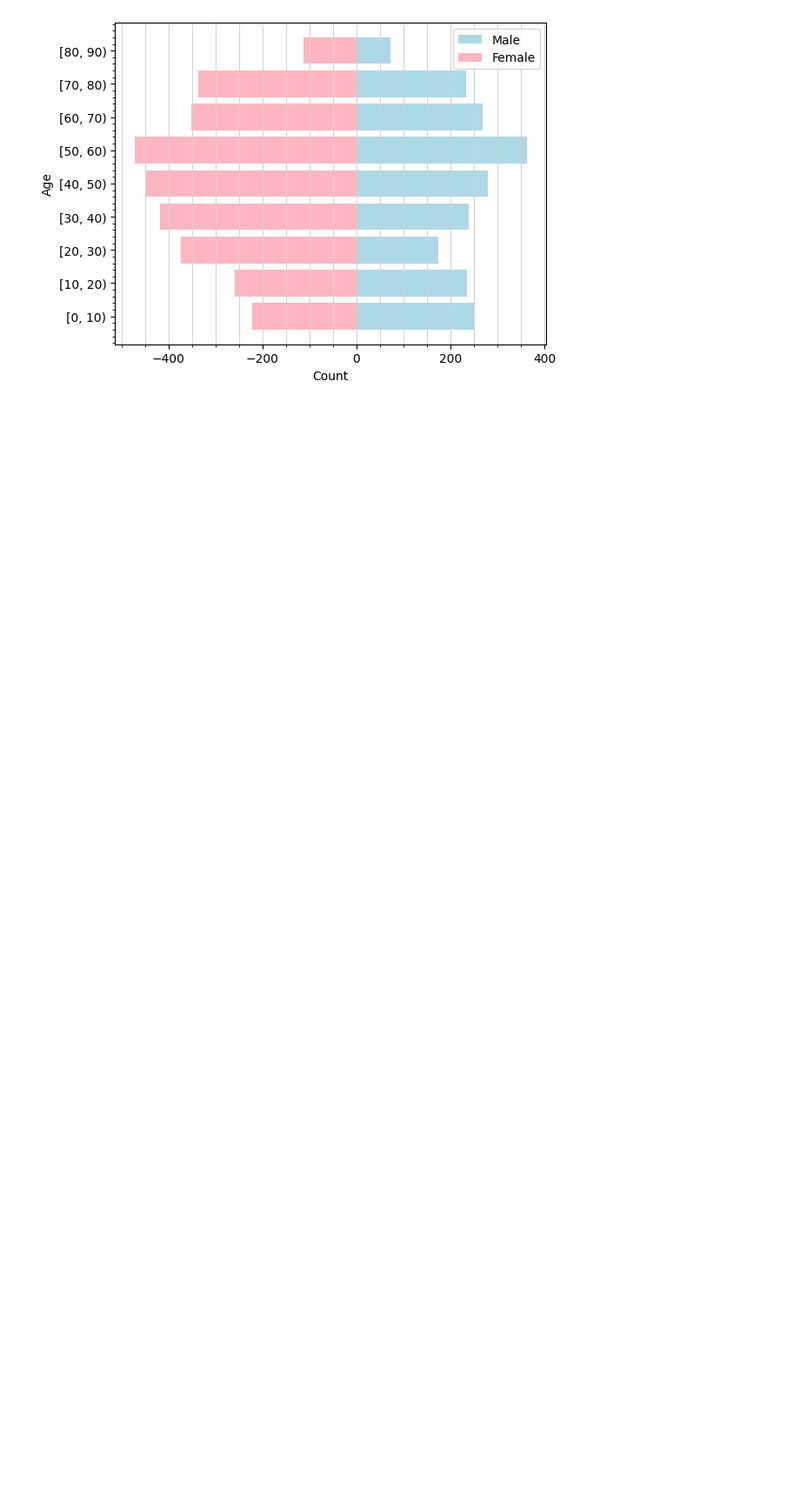
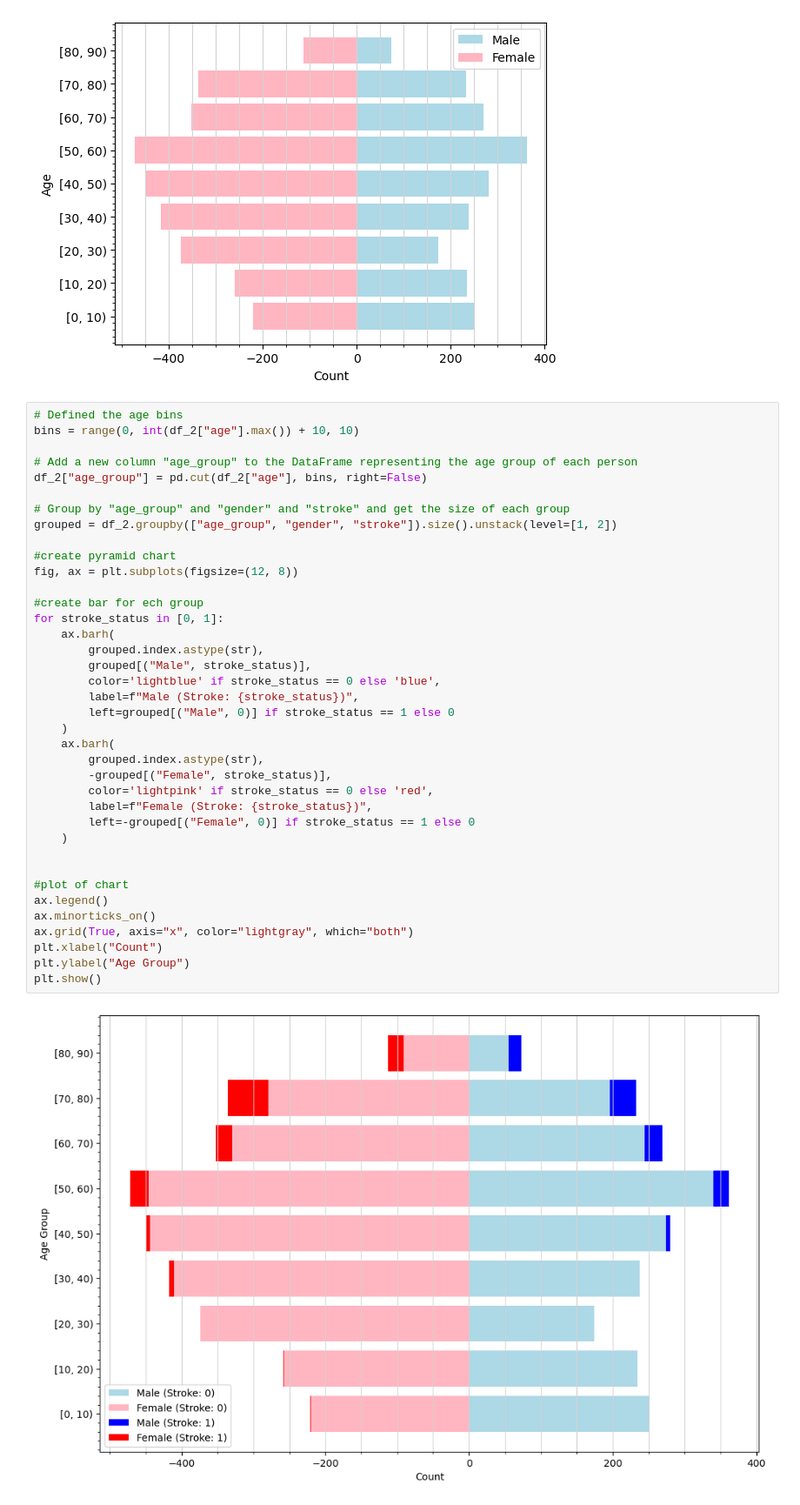
Before and after one commit to lukas-stamm/data-exploration-project, a Jupyter notebook: source_code.ipynb, the cells around one changed output. Shown at 87% size. Drawn from its saved outputs; the diff is of its cells as text; blank space fills up the shorter version.

```diff
--- a/source_code.ipynb
+++ b/source_code.ipynb
@@ -125,3 +125,43 @@ pyplt.ylabel("Age")
 pyplt.show()
 # %% [output]
 [figure]
+# %%
+# Defined the age bins
+bins = range(0, int(df_2["age"].max()) + 10, 10)
+
+# Add a new column "age_group" to the DataFrame representing the age group of each person
+df_2["age_group"] = pd.cut(df_2["age"], bins, right=False)
+
+# Group by "age_group" and "gender" and "stroke" and get the size of each group
+grouped = df_2.groupby(["age_group", "gender", "stroke"]).size().unstack(level=[1, 2])
+
+#create pyramid chart
+fig, ax = plt.subplots(figsize=(12, 8))
+
+#create bar for ech group
+for stroke_status in [0, 1]:
+    ax.barh(
+        grouped.index.astype(str),
+        grouped[("Male", stroke_status)],
+        color='lightblue' if stroke_status == 0 else 'blue',
+        label=f"Male (Stroke: {stroke_status})",
+        left=grouped[("Male", 0)] if stroke_status == 1 else 0
+    )
+    ax.barh(
+        grouped.index.astype(str),
+        -grouped[("Female", stroke_status)],
+        color='lightpink' if stroke_status == 0 else 'red',
+        label=f"Female (Stroke: {stroke_status})",
+        left=-grouped[("Female", 0)] if stroke_status == 1 else 0
+    )
+
+
+#plot of chart
+ax.legend()
+ax.minorticks_on()
+ax.grid(True, axis="x", color="lightgray", which="both")
+plt.xlabel("Count")
+plt.ylabel("Age Group")
+plt.show()
+# %% [output]
+[figure, added]
```
Also changed, not shown: parts of 4 cells of this notebook.
